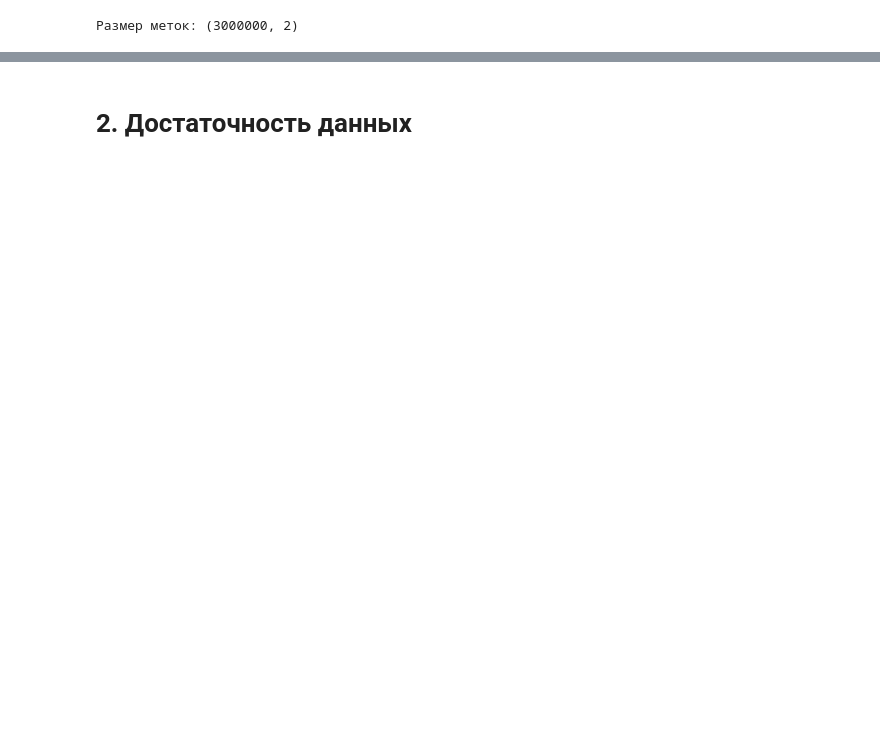
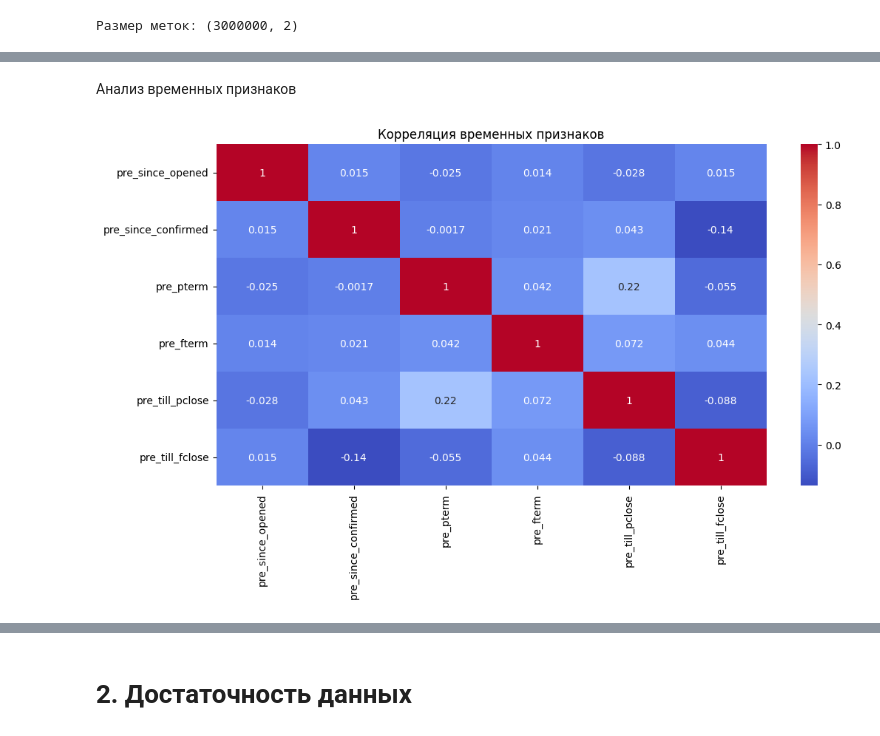
Before and after one commit to kuznetsovgg/predictive, a Jupyter notebook: task4.ipynb, the cells around one changed output, grey strips where cells are left out. Cells and saved outputs as stored; diff of their text form; code cells hidden in the pictures; blank space fills up the shorter version.

```diff
--- a/task4.ipynb
+++ b/task4.ipynb
@@ -57,0 +172,15 @@ print(f"Размер меток: {train_target.shape}")
+# %% [markdown]
+Анализ временных признаков
+# %%
+time_cols = [
+    'pre_since_opened', 'pre_since_confirmed',
+    'pre_pterm', 'pre_fterm',
+    'pre_till_pclose', 'pre_till_fclose'
+]
+
+plt.figure(figsize=(12, 6))
+sns.heatmap(df_train[time_cols].corr(), annot=True, cmap='coolwarm')
+plt.title("Корреляция временных признаков")
+plt.show()
+# %% [output]
+[figure, added]
```
Also changed, not shown: parts of 33 cells of this notebook.
